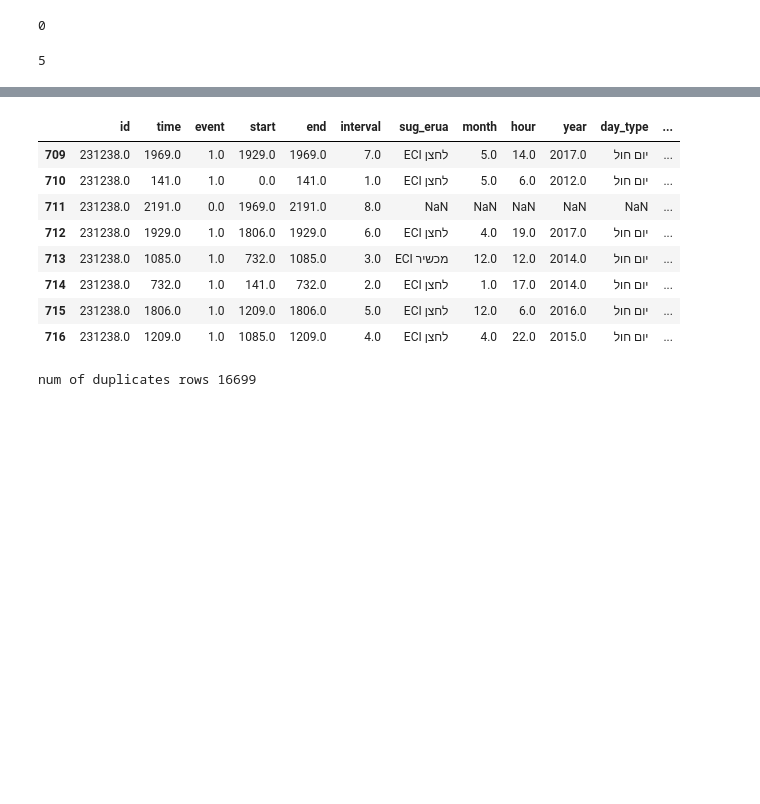
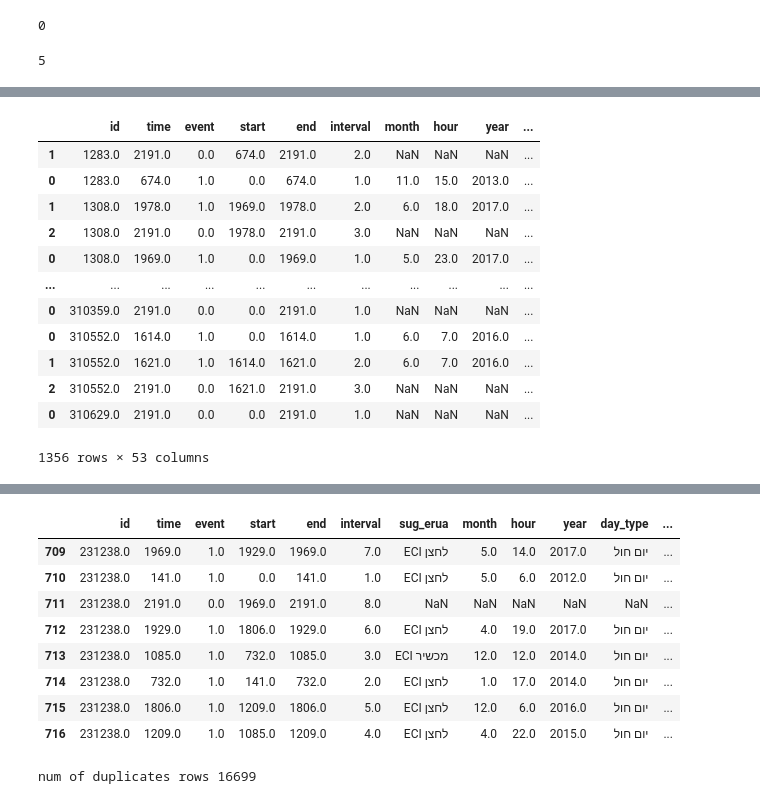
Before and after one commit to yarontal94/final_project, a Jupyter notebook: advanced_prepross.ipynb, the cells around one changed output, grey strips where cells are left out. Saved outputs shown, nothing was run; the diff lists cells and outputs as text; code cells hidden in the pictures; blank space fills up the shorter version.

```diff
--- a/advanced_prepross.ipynb
+++ b/advanced_prepross.ipynb
@@ -190,9 +354,11 @@ end_of_ofek=data['t_call'].max().date()
 d = {'id':[],'time':[],'event':[], 'start': [],'end': [],'interval': []}
 df_amb = pd.DataFrame(data=d)
 #df_amb = pd.DataFrame()
-def create_data_in_servival_mode(id_list,df,df_amb,start=start_of_ofek,end=end_of_ofek):
+def create_data_in_servival_mode(id_list,df,df_amb,start=start_of_ofek,end=end_of_ofek,list_of=None):
     for idd in id_list:
         d = {'id':[],'time':[],'event':[], 'start': [],'end': [],'interval': [],'sug_erua':[],'month':[],'hour':[],'year':[],'day_type':[],'day':[],'season':[]}
+        for col in list_of:
+            d[col]=[]
         if len(df.loc[df['id']==idd])==0:
             d['id'].append(idd)
             d['time'].append((end-start).days)
@@ -207,6 +373,8 @@ def create_data_in_servival_mode(id_list,df,df_amb,start=start_of_ofek,end=end_o
             d['day_type'].append(np.nan)
             d['day'].append(np.nan)
             d['season'].append(np.nan)
+            for col in list_of:
+                d[col].append(np.nan)
             d_df=pd.DataFrame.from_dict(d)
             df_amb=pd.concat([df_amb, d_df], axis =0)
         if len(df.loc[df['id']==idd])>0:
@@ -227,6 +395,8 @@ def create_data_in_servival_mode(id_list,df,df_amb,start=start_of_ofek,end=end_o
                 d['day_type'].append(row['day_type'])
                 d['day'].append(row['day'])
                 d['season'].append(row['season'])
+                for col in list_of:
+                    d[col].append(row[col])
                 interval=interval+1
                 start_d=row['t_call'].date()
                 if row['id']==9860:
@@ -245,6 +415,8 @@ def create_data_in_servival_mode(id_list,df,df_amb,start=start_of_ofek,end=end_o
                     d['day_type'].append(np.nan)
                     d['day'].append(np.nan)
                     d['season'].append(np.nan)
+                    for col in list_of:
+                        d[col].append(np.nan)
                     continue
             d_df=pd.DataFrame.from_dict(d)
             df_amb=pd.concat([df_amb, d_df], axis =0)
@@ -253,7 +425,8 @@ def create_data_in_servival_mode(id_list,df,df_amb,start=start_of_ofek,end=end_o
 #id_list=[1436]
 id_list=list(df['id'].unique())
 #id_list
-datax=create_data_in_servival_mode(id_list,df_ambu,df_amb,start=start_of_ofek,end=end_of_ofek)
+list_of=list(df.filter(regex=("number_act_category_.*")))
+datax=create_data_in_servival_mode(id_list,df_ambu,df_amb,start=start_of_ofek,end=end_of_ofek,list_of=list_of)
 datax=datax.sort_values(by='id')#.reset_index(drop=True)
 #survival_data=datax.astype(int).sort_values(by=['id','interval'])
 #survival_data
@@ -275,0 +468,20 @@ datax
+# %%
+datax = pd.get_dummies(datax, columns=['season'] ,dummy_na=True,prefix='season',)
+datax = pd.get_dummies(datax, columns=['sug_erua'] ,dummy_na=True,prefix='sug_erua')
+datax = pd.get_dummies(datax, columns=['day_type'] ,dummy_na=True,prefix='day_type')
+datax = pd.get_dummies(datax, columns=['day'] ,dummy_na=True,prefix='day')
+datax
+# %% [output]
+|  | id | time | event | start | end | interval | month | hour | year | ... |
+| 1 | 1283.0 | 2191.0 | 0.0 | 674.0 | 2191.0 | 2.0 | NaN | NaN | NaN | ... |
+| 0 | 1283.0 | 674.0 | 1.0 | 0.0 | 674.0 | 1.0 | 11.0 | 15.0 | 2013.0 | ... |
+| 1 | 1308.0 | 1978.0 | 1.0 | 1969.0 | 1978.0 | 2.0 | 6.0 | 18.0 | 2017.0 | ... |
+| 2 | 1308.0 | 2191.0 | 0.0 | 1978.0 | 2191.0 | 3.0 | NaN | NaN | NaN | ... |
+| 0 | 1308.0 | 1969.0 | 1.0 | 0.0 | 1969.0 | 1.0 | 5.0 | 23.0 | 2017.0 | ... |
+| ... | ... | ... | ... | ... | ... | ... | ... | ... | ... | ... |
+| 0 | 310359.0 | 2191.0 | 0.0 | 0.0 | 2191.0 | 1.0 | NaN | NaN | NaN | ... |
+| 0 | 310552.0 | 1614.0 | 1.0 | 0.0 | 1614.0 | 1.0 | 6.0 | 7.0 | 2016.0 | ... |
+| 1 | 310552.0 | 1621.0 | 1.0 | 1614.0 | 1621.0 | 2.0 | 6.0 | 7.0 | 2016.0 | ... |
+| 2 | 310552.0 | 2191.0 | 0.0 | 1621.0 | 2191.0 | 3.0 | NaN | NaN | NaN | ... |
+| 0 | 310629.0 | 2191.0 | 0.0 | 0.0 | 2191.0 | 1.0 | NaN | NaN | NaN | ... |
+1356 rows × 53 columns
```
Also changed, not shown: parts of 26 cells of this notebook, 1 other file.
